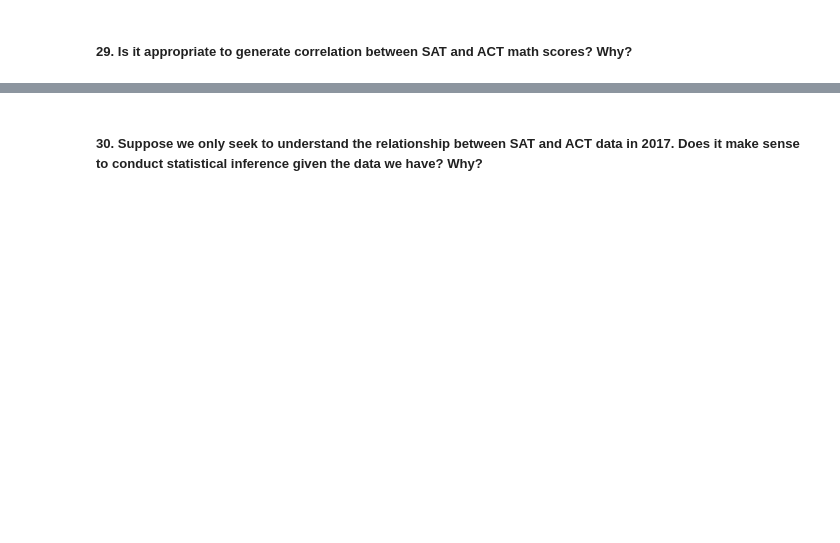
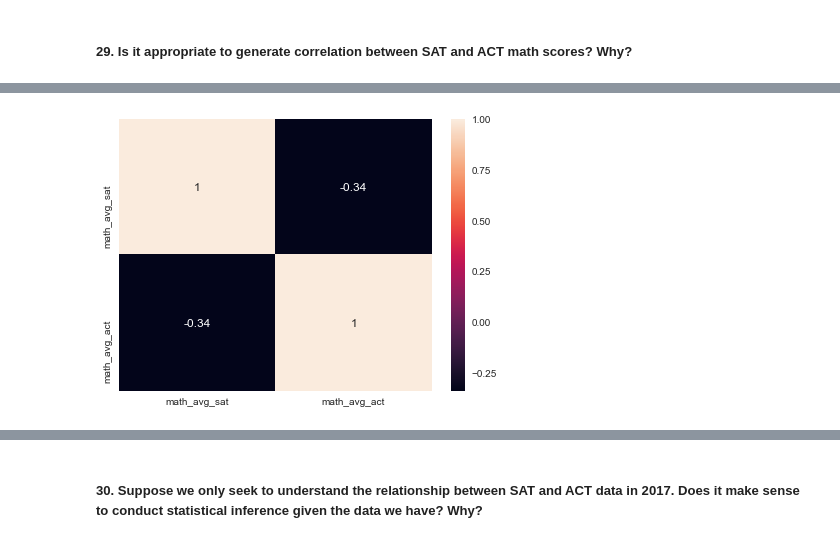
Before and after one commit to datanelson518/DSI-Project-1, a Jupyter notebook: code/starter-code-FINAL.ipynb, the cells around one changed output, grey strips where cells are left out. Saved outputs shown, nothing was run; the diff lists cells and outputs as text; code cells hidden in the pictures; blank space fills up the shorter version.

```diff
--- a/code/starter-code-FINAL.ipynb
+++ b/code/starter-code-FINAL.ipynb
@@ -653,3 +710,9 @@ The data to me says that yes we should generate correlation between SAT and ACT
+# %%
+plt.figure(figsize=(7,5))
+sns.set(font_scale=1)
+sns.heatmap(country_exam_scores_df[['math_avg_sat', 'math_avg_act']].corr(), annot=True);
+# %% [output]
+[figure, added]
 # %%
 plt.figure(figsize=(20,5));
 sns.pairplot(country_exam_scores_df[['math_avg_sat', 'math_avg_act']]);
```
Also changed, not shown: parts of 23 cells of this notebook, 1 other file.
